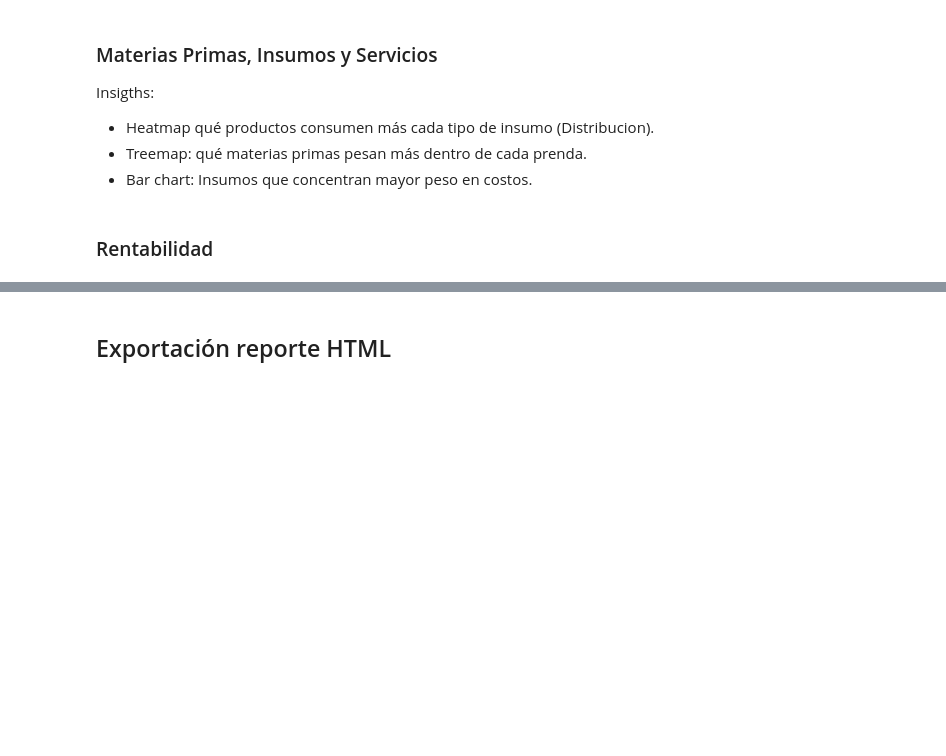
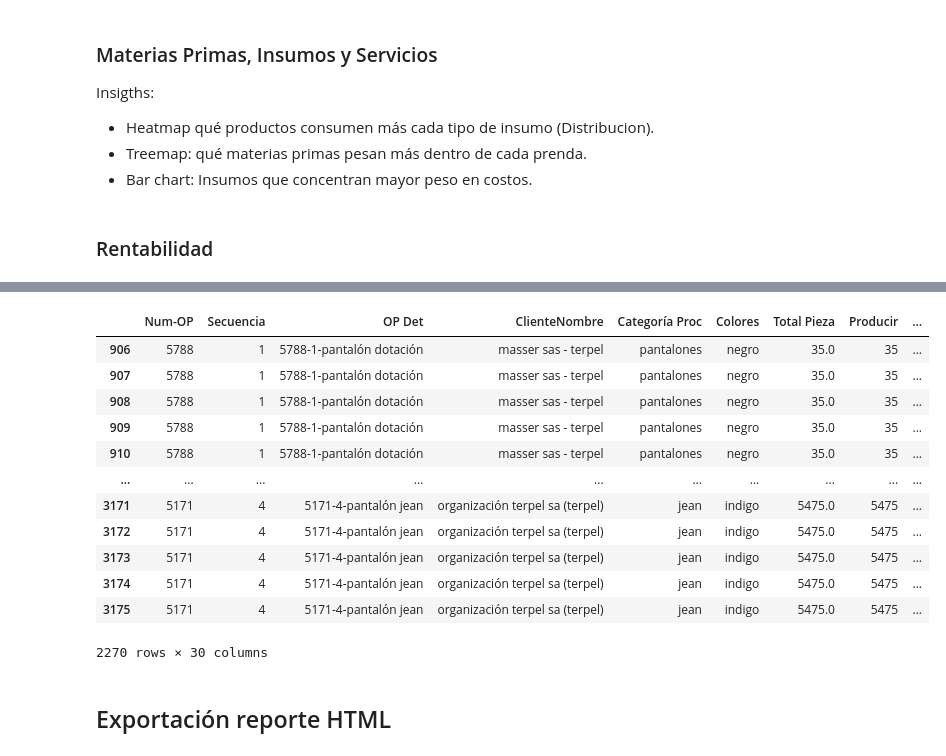
Before and after one commit to mateo-herr/Terpel, a Jupyter notebook: analisis_terpel.ipynb, the cells around one changed output, grey strips where cells are left out. Saved outputs shown, nothing was run; the diff lists cells and outputs as text; code cells hidden in the pictures; blank space fills up the shorter version.

```diff
--- a/analisis_terpel.ipynb
+++ b/analisis_terpel.ipynb
@@ -720,3 +717,6 @@ def grafica_rentabilidad_mensual():
     )
 
     return fig
+# %%
+df_maestro_2024['GananciaUn'] = df_maestro_2024['Margen Ganancia Real']/100 * df_maestro_2024['Precio Venta']
+df_maestro_2024['Ganancia Total'] = df_maestro_2024['GananciaUn'] * df_maestro_2024['Producir']
@@ -722,0 +735,16 @@ def grafica_rentabilidad_mensual():
+# %%
+df_maestro_2024[df_maestro_2024.columns]
+# %% [output]
+|  | Num-OP | Secuencia | OP Det | ClienteNombre | Categoría Proc | Colores | Total Pieza | Producir | ... |
+| 906 | 5788 | 1 | 5788-1-pantalón dotación | masser sas - terpel | pantalones | negro | 35.0 | 35 | ... |
+| 907 | 5788 | 1 | 5788-1-pantalón dotación | masser sas - terpel | pantalones | negro | 35.0 | 35 | ... |
+| 908 | 5788 | 1 | 5788-1-pantalón dotación | masser sas - terpel | pantalones | negro | 35.0 | 35 | ... |
+| 909 | 5788 | 1 | 5788-1-pantalón dotación | masser sas - terpel | pantalones | negro | 35.0 | 35 | ... |
+| 910 | 5788 | 1 | 5788-1-pantalón dotación | masser sas - terpel | pantalones | negro | 35.0 | 35 | ... |
+| ... | ... | ... | ... | ... | ... | ... | ... | ... | ... |
+| 3171 | 5171 | 4 | 5171-4-pantalón jean | organización terpel sa (terpel) | jean | indigo | 5475.0 | 5475 | ... |
+| 3172 | 5171 | 4 | 5171-4-pantalón jean | organización terpel sa (terpel) | jean | indigo | 5475.0 | 5475 | ... |
+| 3173 | 5171 | 4 | 5171-4-pantalón jean | organización terpel sa (terpel) | jean | indigo | 5475.0 | 5475 | ... |
+| 3174 | 5171 | 4 | 5171-4-pantalón jean | organización terpel sa (terpel) | jean | indigo | 5475.0 | 5475 | ... |
+| 3175 | 5171 | 4 | 5171-4-pantalón jean | organización terpel sa (terpel) | jean | indigo | 5475.0 | 5475 | ... |
+2270 rows × 30 columns
```
Also changed, not shown: parts of 4 cells of this notebook, 1 other file.
